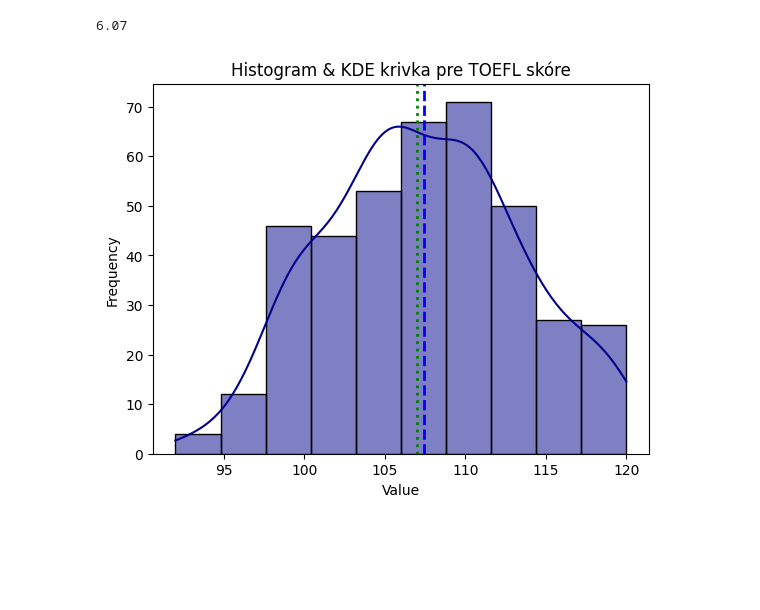
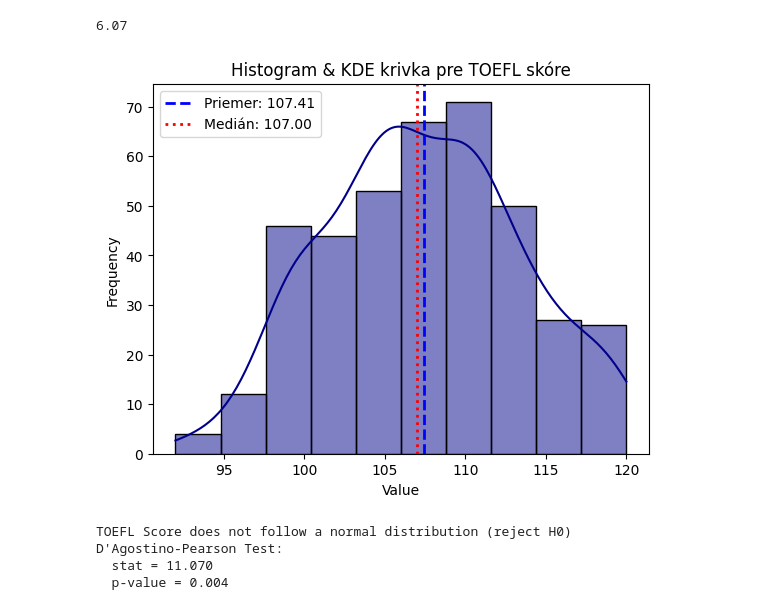
Before and after one commit to MrsPomodoro/04-06-2024_Python-for-Data-Science, a Jupyter notebook: homework_one/implementation/homework.ipynb, the cells around one changed output. Drawn from its saved outputs; the diff is of its cells as text; code cells hidden in the pictures; blank space fills up the shorter version.

Commit message:
testing the normality

```diff
--- a/homework_one/implementation/homework.ipynb
+++ b/homework_one/implementation/homework.ipynb
@@ -92,21 +101,44 @@ toefl_std_rounded
 # %%
 import seaborn as sns
 import matplotlib.pyplot as plt
 
-
 # Create an example plot
 sns.histplot( data['TOEFL_Score'], kde=True, bins=10, color="darkblue")
-
 
 plt.title("Histogram & KDE krivka pre TOEFL skóre")
 plt.xlabel("Value")
 plt.ylabel("Frequency")
 
 # Adding mean and median to the plot
 plt.axvline(mean_toefl, color='blue', linestyle='dashed', linewidth=2, label=f"Priemer: {mean_toefl:.2f}")
-plt.axvline(median_toefl, color='green', linestyle='dotted', linewidth=2, label=f"Medián: {median_toefl:.2f}")
+plt.axvline(median_toefl, color='red', linestyle='dotted', linewidth=2, label=f"Medián: {median_toefl:.2f}")
 
-
+plt.legend()
 plt.show()
 # %% [output]
-[figure, old version]
+[figure, new version]
+# %%
+from scipy.stats import normaltest as nt
+
+# Formulation of hypotheses:
+# H0: Data follow a normal distribution
+# H1: Data do not follow a normal distribution
+
+alpha = 0.05
+
+# Testing for normality using the DAgostino-Pearson test
+stat, p_value = nt(data['TOEFL_Score'])
+
+if p_value > alpha:
+   print("TOEFL Score follows a normal distribution (failed to reject H0)")
+else:
+   print("TOEFL Score does not follow a normal distribution (reject H0)")
+
+print("D'Agostino-Pearson Test:")
+print(f"  stat = {stat:.3f}")
+print(f"  p-value = {p_value:.3f}")
+# %% [output]
+TOEFL Score does not follow a normal distribution (reject H0)
+D'Agostino-Pearson Test:
+  stat = 11.070
+  p-value = 0.004
```
Also changed, not shown: parts of 1 cell of this notebook.
